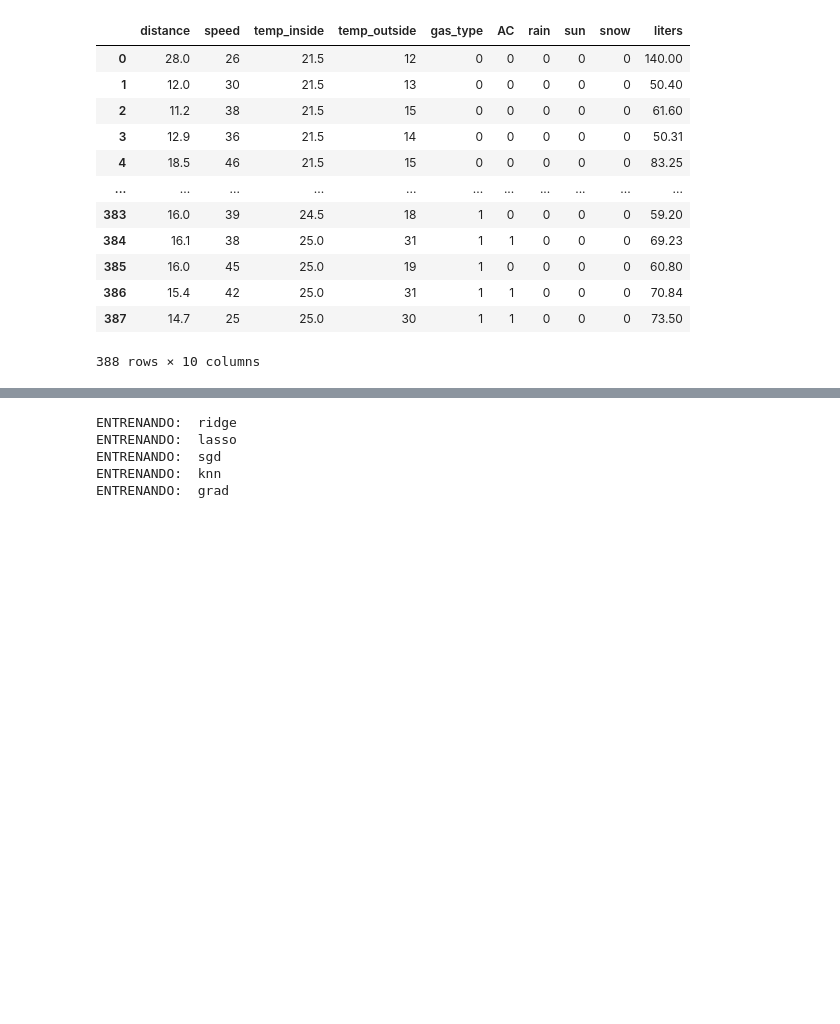
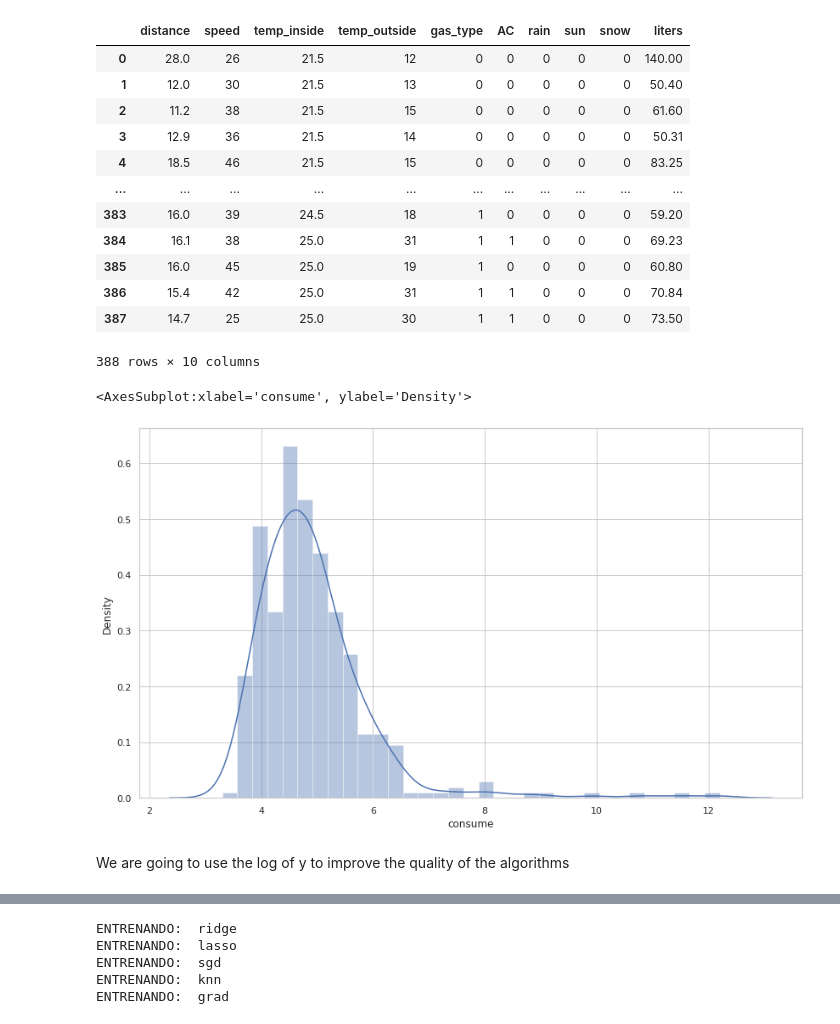
Before and after one commit to VictorRodriguezIronhack/reto_data, a Jupyter notebook: 1_Data_treatment.ipynb, the cells around one changed output, grey strips where cells are left out. Drawn from its saved outputs; the diff is of its cells as text; code cells hidden in the pictures; blank space fills up the shorter version.

```diff
--- a/1_Data_treatment.ipynb
+++ b/1_Data_treatment.ipynb
@@ -255,3 +255,10 @@ X
 | 386 | 15.4 | 42 | 25.0 | 31 | 1 | 1 | 0 | 0 | 0 | 70.84 |
 | 387 | 14.7 | 25 | 25.0 | 30 | 1 | 1 | 0 | 0 | 0 | 73.50 |
 388 rows × 10 columns
+# %%
+sns.distplot(y)
+# %% [output]
+<AxesSubplot:xlabel='consume', ylabel='Density'>
+[figure, added]
+# %% [markdown]
+We are going to use the log of y to improve the quality of the algorithms
```
Also changed, not shown: parts of 4 cells of this notebook.
